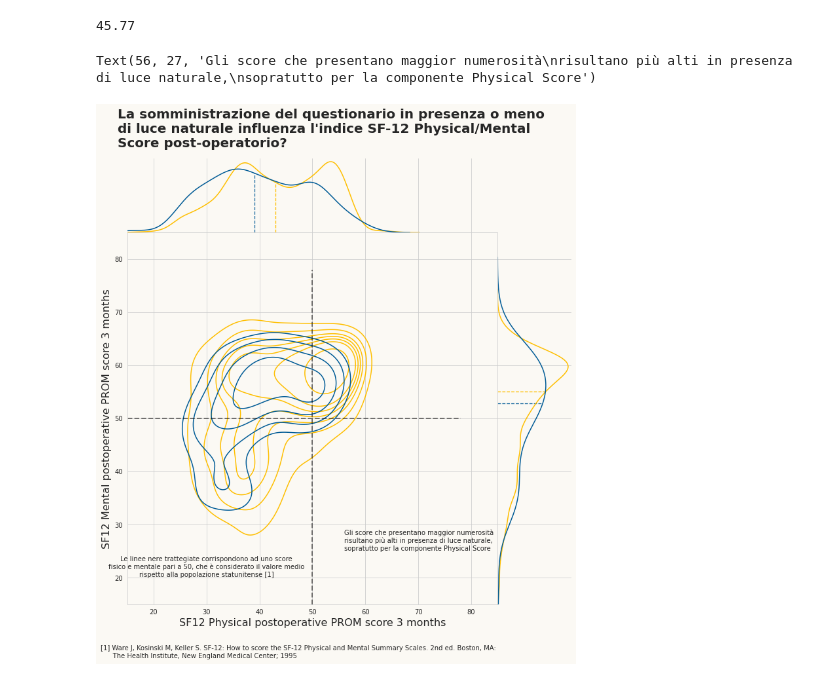
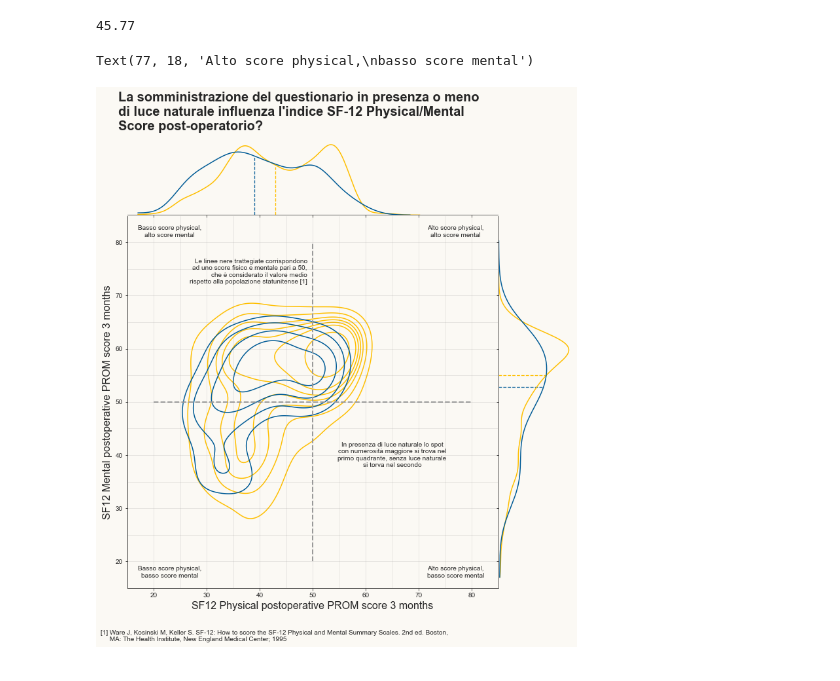
Before and after one commit to giocoal/surgery-PROMs-score-and-weather-conditions-data-visualizations, a Jupyter notebook: DataViz_Compitino_SecondaVisualizzazione.ipynb, the cells around one changed output. Saved outputs shown, nothing was run; the diff lists cells and outputs as text; code cells hidden in the pictures.

```diff
--- a/DataViz_Compitino_SecondaVisualizzazione.ipynb
+++ b/DataViz_Compitino_SecondaVisualizzazione.ipynb
@@ -291,8 +291,9 @@ l[437]
 45.77
 # %%
 #definisco la griglia
-sns.set_style('whitegrid')
-g = sns.JointGrid(height=10, space=0, xlim=(15,85), ylim=(15,85))
+sns.set_style('ticks')
+
+g = sns.JointGrid(height=10, space=0.01, xlim=(15,85), ylim=(15,85))
 
 g.fig.patch.set_facecolor('#fbf9f4')
 g.ax_joint.patch.set_facecolor('#fbf9f4')
@@ -302,10 +303,20 @@ g.ax_marg_y.patch.set_facecolor('#fbf9f4')
 color_off = '#005b96'
 color_on = '#ffbf00'
 
+# Contorno grafico
+g.ax_joint.spines["right"].set_color("Black")
+#ax.spines["top"].set_color("none")
+#ax.spines["left"].set_color('#b4aea9')
+#ax.spines["left"].set_linewidth(2)
+#ax.spines["bottom"].set_color('#b4aea9')
+#ax.spines["bottom"].set_linewidth(2)
+
 #creo i vettorie dei due score per on e off
 x_off, y_off = df1_off.physical_score_postop, df1_off.mental_score_postop
 x_on, y_on = df1_on.physical_score_postop, df1_on.mental_score_postop
 
+
+cmap = sns.light_palette(color_on, as_cmap=True)
 
 #creo i due kde plot
 sns.kdeplot(x=x_on,\
@@ -315,13 +326,12 @@ sns.kdeplot(x=x_on,\
             levels = 8,\
             bw_adjust = 1,\
             color=color_on,\
-            #cmap = 'Oranges_d'
-            #cmap = None,\
+            #shade=True,\
+            #cmap = cmap,\
             #colors = shades,\
             #colors = '#E6AB02',\
             #fill = True,\
             )
-
 
 
 sns.kdeplot(x=x_off,\
@@ -335,21 +345,27 @@ sns.kdeplot(x=x_off,\
             #cmap = 'Blues'\
             )
 
+#rimuovo grid dalle marginali
+#g.ax_marg_x.set_axis_off()
+#g.ax_marg_y.set_axis_off()
+
+#ridefinisco grid
+linee = [20, 25, 30, 35, 40, 45, 50, 55, 60, 65, 70, 75, 80]
+for h in linee:
+    g.ax_joint.axhline(y=h, color = '#999999', alpha = 0.2, lw = 1)
+    g.ax_joint.axvline(x=h, color = '#999999', alpha = 0.2, lw = 1)
 
 
-#linee verticali ed orizzontali
-#g.ax_joint.axvline(x=median(df1_on['physical_score_postop']), ymin=0.2, ymax=1, color = color_on, alpha = 1, ls='--', lw = 1.3)
-#g.ax_joint.axvline(x=median(df1_off['physical_score_postop']), ymin=0.2, ymax=1, color = color_off, alpha = 0.9, ls='--', lw = 1.3)
-#g.ax_joint.axhline(y=median(df1_on['mental_score_postop']), xmin=0.2, xmax=1, color = color_on, alpha = 1, ls='--', lw = 1.3)
-#g.ax_joint.axhline(y=median(df1_off['mental_score_postop']), xmin=0.2, xmax=1, color = color_off, alpha = 0.9, ls='--', lw = 1.3)
 
+#linee mediane sulle marginali
 g.ax_marg_x.axvline(x=median(df1_on['physical_score_postop']), ymin=0, ymax=0.65, color = color_on, alpha = 1, ls='--', lw = 1.3)
 g.ax_marg_x.axvline(x=median(df1_off['physical_score_postop']), ymin=0, ymax=0.8, color = color_off, alpha = 0.9, ls='--', lw = 1.3)
 g.ax_marg_y.axhline(y=median(df1_on['mental_score_postop']), xmin=0, xmax=0.65, color = color_on, alpha = 1, ls='--', lw = 1.3)
 g.ax_marg_y.axhline(y=median(df1_off['mental_score_postop']), xmin=0, xmax=0.6, color = color_off, alpha = 0.9, ls='--', lw = 1.3)
 
-g.ax_joint.axvline(x=50, ymin=0, ymax=0.9, color = 'black', alpha = 0.5, ls='--', lw = 2)
-g.ax_joint.axhline(y=50, xmin=0, xmax=0.9, color = 'black', alpha = 0.5, ls='--', lw = 2)
+#croce score 50-50
+g.ax_joint.axvline(x=50, ymin=1/14, ymax=13/14, color = '#999999', alpha = 1, ls='--', lw = 2)
+g.ax_joint.axhline(y=50, xmin=1/14, xmax=13/14, color = '#999999', alpha = 1, ls='--', lw = 2)
 
 
 #distribuzioni marginali physical
@@ -357,14 +373,16 @@ sns.kdeplot(x=x_on,\
             ax = g.ax_marg_x,\
             color=color_on,\
             #shade = True,\
-            bw_adjust = 0.75\
+            bw_adjust = 0.75,\
+            clip=[17,85],\
            )
 
 sns.kdeplot(x=x_off,\
             ax = g.ax_marg_x,\
             color=color_off,\
             #shade = True,\
-            bw_adjust = 0.8\
+            bw_adjust = 0.8,\
+            clip=[17,85],\
            )
 
 
@@ -373,48 +391,60 @@ sns.kdeplot(y=y_on,\
             ax = g.ax_marg_y,\
             color=color_on,\
             #shade = True,\
-            bw_adjust = 0.75\
+            bw_adjust = 0.75,\
+            clip=[17,85],\
            )
 
 sns.kdeplot(y=y_off,\
             ax = g.ax_marg_y,\
             color=color_off,\
             #shade = True,\
-            bw_adjust = 1.1\
+            bw_adjust = 1.1,\
+            clip=[17,85],\
            )
+
 
 #legenda
 #g.ax_joint.legend()
 
 #Labels
 g.set_axis_labels('SF12 Physical postoperative PROM score 3 months', 'SF12 Mental postoperative PROM score 3 months', fontsize=16)
 
 # Titolo
 titolo_italiano = "La somministrazione del questionario in presenza o meno \ndi luce naturale influenza l'indice SF-12 Physical/Mental \nScore post-operatorio?"
 titolo_inglese = ""
 g.fig.suptitle(
     titolo_italiano,
     x = 0.022,
     y = 1.09,
     ha="left",
     fontsize=20,
     weight="bold",
     wrap = True
 )
 
 #Context
-label1 = "Le linee nere trattegiate corrispondono ad uno score\nfisico e mentale pari a 50, che è considerato il valore medio\nrispetto alla popolazione statunitense [1]"
-label2 = "[1] Ware J, Kosinski M, Keller S. SF-12: How to score the SF-12 Physical and Mental Summary Scales. 2nd ed. Boston, MA:\n      The Health Institute, New England Medical Center; 1995"
-label3 = "Gli score che presentano maggior numerosità\nrisultano più alti in presenza di luce naturale,\nsopratutto per la componente Physical Score"
+label_croce = "Le linee nere trattegiate corrispondono\nad uno score fisico e mentale pari a 50,\nche è considerato il valore medio\nrispetto alla popolazione statunitense [1]"
+label_cit = "[1] Ware J, Kosinski M, Keller S. SF-12: How to score the SF-12 Physical and Mental Summary Scales. 2nd ed. Boston,\n     MA: The Health Institute, New England Medical Center; 1995"
+label_numer = "In presenza di luce naturale lo spot\ncon numerosità maggiore si trova nel\nprimo quadrante, senza luce naturale\nsi torva nel secondo"
+label_1 = 'Alto score physical,\nalto score mental'
+label_2 = 'Basso score physical,\nalto score mental'
+label_3 = 'Basso score physical,\nbasso score mental'
+label_4 = 'Alto score physical,\nbasso score mental'
 
-pad = 0.2
+
 #ax.text(1.5, 66.5 + pad, label1, fontsize=10, va="bottom", ha="center")
-g.ax_joint.text(30,20, label1, fontsize=10, va="bottom", ha="center")
-g.ax_joint.text(10, +6, label2, fontsize=10, va="center", ha="left")
-g.ax_joint.text(56, 27, label3, fontsize=10, va="center", ha="left")
+g.ax_joint.text(49, 72, label_croce, fontsize=10, va="bottom", ha="right")
+g.ax_joint.text(10, 6, label_cit, fontsize=10, va="center", ha="left")
+g.ax_joint.text(65, 40, label_numer, fontsize=10, va="center", ha="center")
+
+g.ax_joint.text(77, 82, label_1, fontsize=10, va="center", ha="center")
+g.ax_joint.text(23, 82, label_2, fontsize=10, va="center", ha="center")
+g.ax_joint.text(23, 18, label_3, fontsize=10, va="center", ha="center")
+g.ax_joint.text(77, 18, label_4, fontsize=10, va="center", ha="center")
 # %% [output]
-Text(56, 27, 'Gli score che presentano maggior numerosità\nrisultano più alti in presenza di luce naturale,\nsopratutto per la componente Physical Score')
+Text(77, 18, 'Alto score physical,\nbasso score mental')
-[figure, old version]
+[figure, new version]
 # %%
 #massimi locali light_false physical
 #x, y = sns.kdeplot(x=x_off, bw_adjust = 0.8).get_lines()[0].get_data()
```
Also changed, not shown: parts of 2 cells of this notebook.
